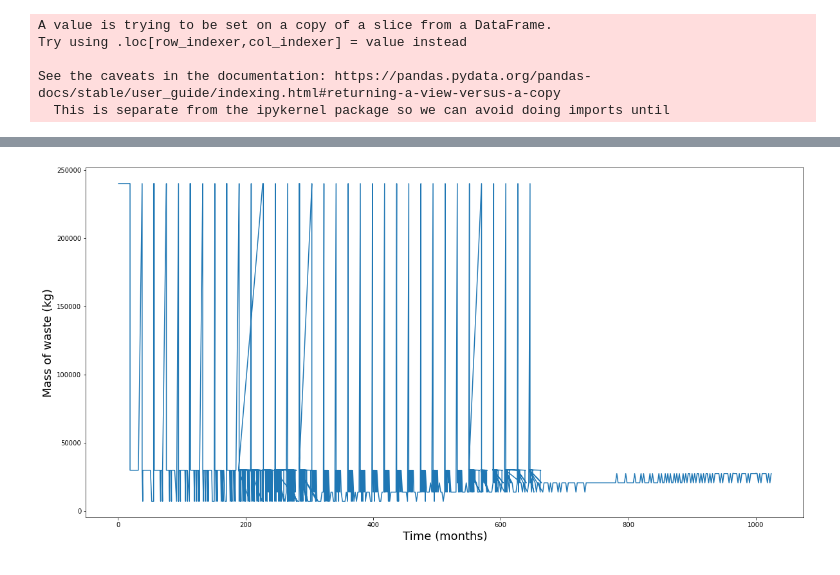
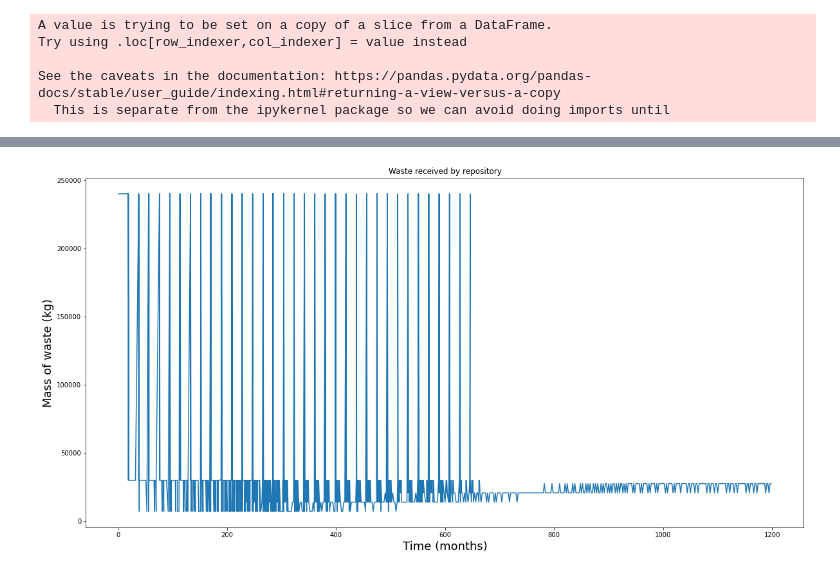
Before and after one commit to cyclus/cymetric, a Jupyter notebook: examples/materials_transactions.ipynb, the cells around one changed output, grey strips where cells are left out. Drawn from its saved outputs; the diff is of its cells as text; code cells hidden in the pictures.

Commit message:
sorted waste material by time, get decent results now

```diff
--- a/examples/materials_transactions.ipynb
+++ b/examples/materials_transactions.ipynb
@@ -65,3 +65,3 @@ To do this, we must know the waste commodities in the simulation and the prototy
 # %%
-waste = tq.loc[tq['Commodity'] == 'waste'] #finding transactions that involve waste
-#waste['Quantity'] = waste['Quantity'].cumsum() #taking cumulative sum of waste
+waste = tq.loc[tq['Commodity'] == 'waste'].sort_values(by='Time') #finding transactions that involve waste
+waste['Quantity'] = waste['Quantity'].cumsum() #taking cumulative sum of waste
@@ -88,6 +68,7 @@ print(waste['Quantity'].to_string())
 # %%
 waste[['Time','Quantity']].plot(x = 'Time', figsize=(20,10), legend=False)
 plt.xlabel('Time (months)',fontsize=18); plt.ylabel('Mass of waste (kg)',fontsize=18)
-plt.show()
+plt.title('Waste received by repository')
+plt.savefig('materials_waste.png')
 # %% [output]
-[figure, old version]
+[figure, new version]
```
Also changed, not shown: parts of 4 cells of this notebook, 1 other file.
